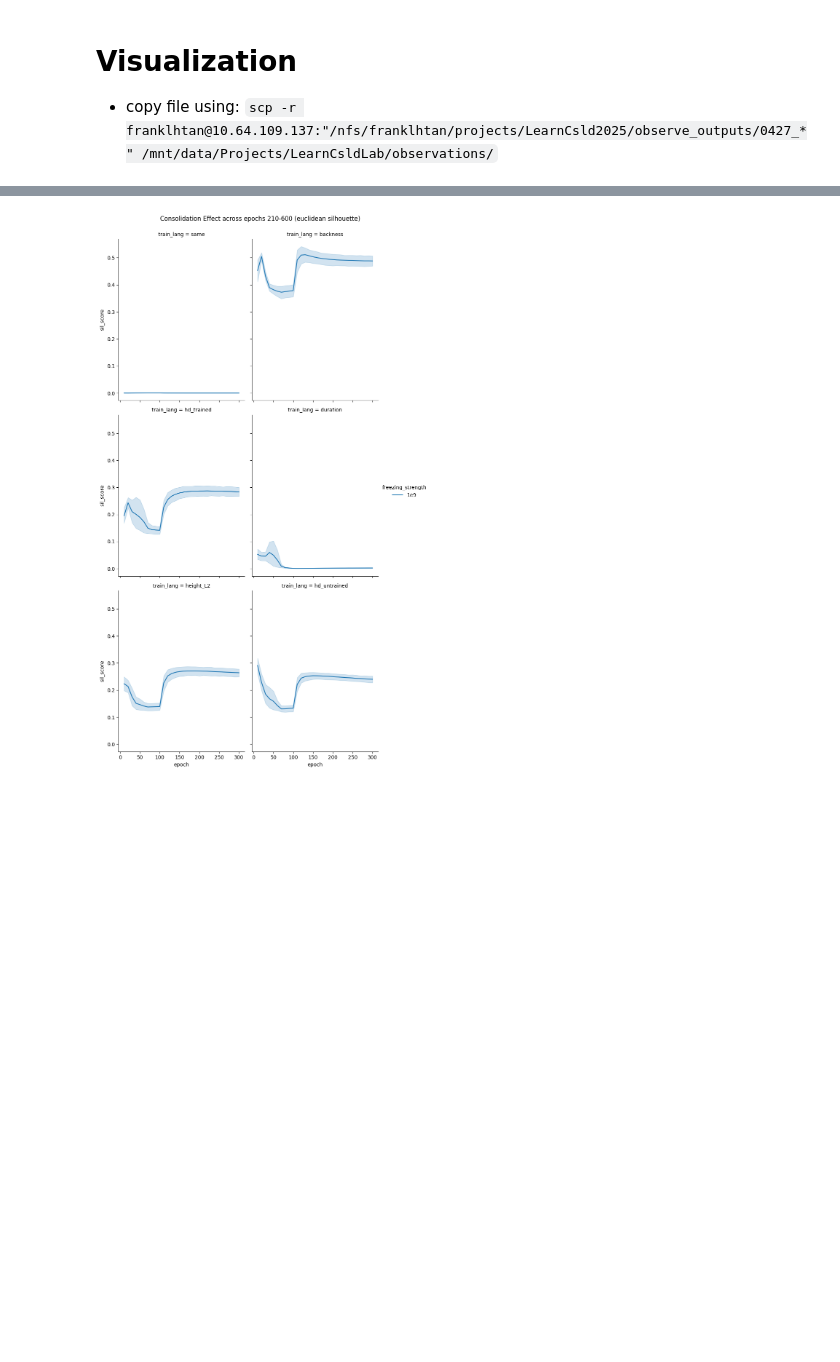
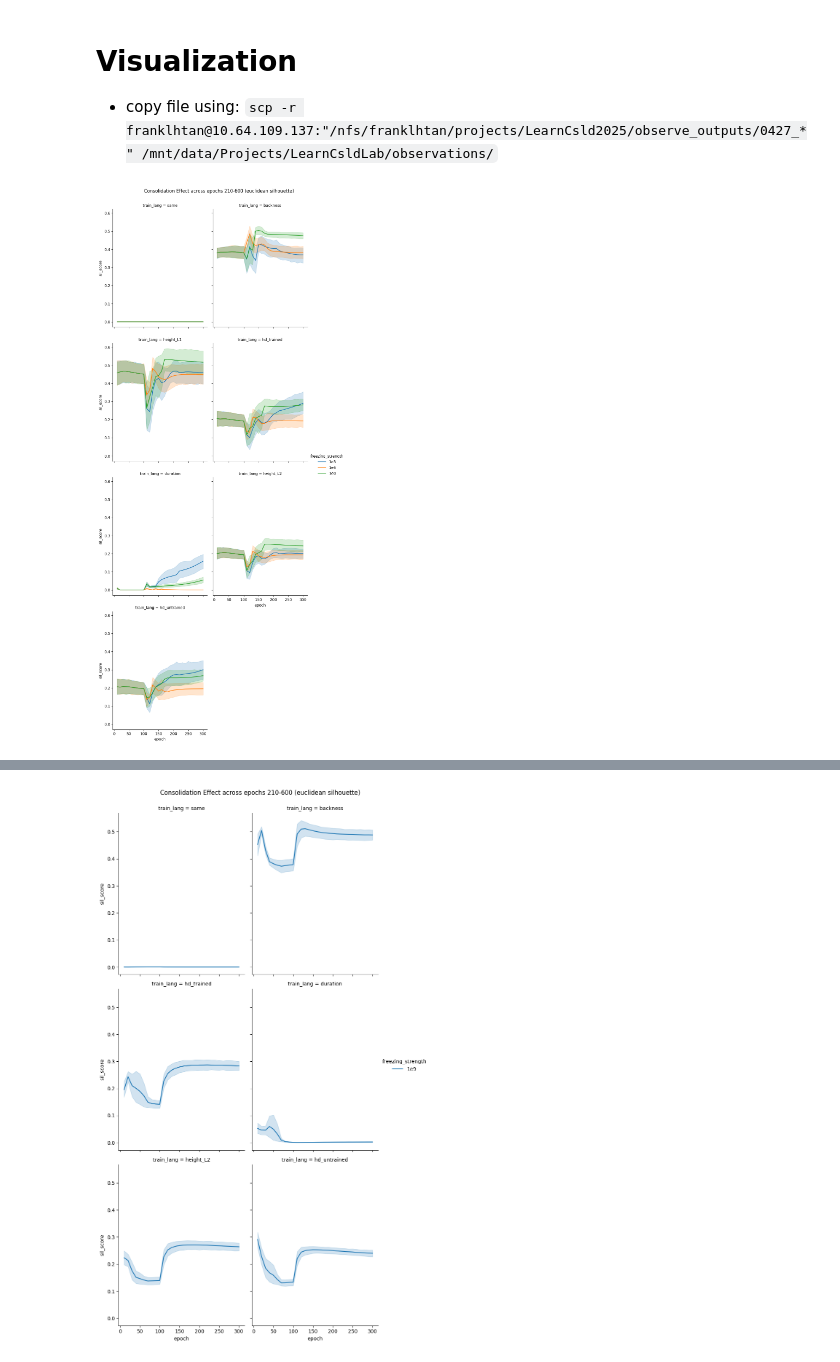
Before and after one commit to Frankalexej/LearnCsld2025, a Jupyter notebook: AMP_11_visualize_0503.ipynb, the cells around one changed output, grey strips where cells are left out. Cells and saved outputs as stored; diff of their text form; code cells hidden in the pictures; blank space fills up the shorter version.

```diff
--- a/AMP_11_visualize_0503.ipynb
+++ b/AMP_11_visualize_0503.ipynb
@@ -138,14 +162,16 @@ TRAIN_MAP.update({
 # %%
 BASE_PATH = "./observations/"
 
-PREFIX = "0503"
-# L1_CONDITIONS = ["RC"]
-# L2_CONDITIONS = ["RC"]
-L1_CONDITIONS = ["CL"]
-L2_CONDITIONS = ["CL"]
+PREFIX = "0502"
+L1_CONDITIONS = ["RC"]
+L2_CONDITIONS = ["RC"]
+# L1_CONDITIONS = ["CL"]
+# L2_CONDITIONS = ["CL"]
 FREEZING_CONDITIONS = ["EWC"]
 # FREEZING_STRENGTHS = ["p3", "p6"]
-FREEZING_STRENGTHS = ["p3", "n3"]
+FREEZING_STRENGTHS = ["p3", "p6", "p0"]
+# FREEZING_STRENGTHS = ["p3", "p6", "p9"]
+# FREEZING_STRENGTHS = ["p3", "n3"]
 LEARNING_RATE_CONDITIONS = ["1e4"]  # ,
 L2_INVENTORY_CONDITIONS = ["EQL"]
 HID_SIZE = ["_HID4"]
@@ -170,30 +196,58 @@ RUNS = [1, 2, 3, 4, 5]
 
 integrated_df = pd.DataFrame()
 for condition in condition_pool:
     condition_path = BASE_PATH + condition + "/"
     for epoch in range(EPOCH_START, EPOCH_END + 1, 10):
         for run in RUNS:    # currently only one run, but we want to average over multiple runs if existing
             for eval_method in EVAL_METHODS:
                 file_path = condition_path + f"{eval_method}_E{epoch}_R{run}.csv"
                 df = pd.read_csv(file_path)
 
                 scores = df["sil_score"].tolist()
                 scores_cos = df["sil_score_cos"].tolist()
                 train_langs = [TRAIN_MAP[t] if t in TRAIN_MAP else "N/A" for t in df["sil_type"].tolist()]
 
                 result_df = pd.DataFrame({
                     "L1_condition": [L1_condition_mapper(condition)] * len(scores),
                     "L2_condition": [L2_condition_mapper(condition)] * len(scores),
                     "freezing_condition": [freezing_condition_mapper(condition)] * len(scores),
                     "freezing_strength": [freezing_strength_mapper(condition)] * len(scores),
                     "learning_rate_condition": [learning_rate_condition_mapper(condition)] * len(scores),
                     "L2_inventory_condition": [L2_inventory_condition_mapper(condition)] * len(scores),
                     "hid_size_condition": [model_hid_size_condition_mapper(condition)] * len(scores),
                     "contrast_pair": df["sil_type"].tolist(),
                     "train_lang": train_langs,
                     "eval_method": [eval_method] * len(scores),
                     "sil_score": scores,
                     "sil_score_cos": scores_cos,
                     "run": [run] * len(scores),
                     "epoch": [epoch] * len(scores)})
                 integrated_df = pd.concat([integrated_df, result_df], ignore_index=True)
+
+
+df = integrated_df.copy()
+df["combined_inv_lr"] = df["L2_inventory_condition"] + "_" + df["learning_rate_condition"]
+df = df[~df["train_lang"].isin(["N/A"])]
+# df = df[df["contrast_pair"].isin(["iL_ihS", "ihS_iL"])]
+# df = df[df["contrast_pair"].isin(["i_ih", "ih_i"])]
+# df = df[df["learning_rate_condition"] == "fast"]
+df = df[df["epoch"].isin(range(0, 301, 10))]
+df["c"] = df["L2_inventory_condition"] + "_" + df["learning_rate_condition"] + "_" + df["train_lang"]
+
+g = sns.relplot(
+    data=df,
+    x="epoch",
+    y="sil_score",
+    hue="freezing_strength",
+    col="train_lang",
+    col_wrap=2,
+    kind="line",
+    errorbar=("ci", 95),
+    aspect=0.8
+)
+
+g.fig.suptitle("Consolidation Effect across epochs 210-600 (euclidean silhouette)", y=1.02)
+for ax in g.axes.flatten():
+    ax.set_xticks(range(0, 301, 50))
+# %% [output]
+[figure, added]
```
Also changed, not shown: parts of 7 cells of this notebook, 2 other files.
